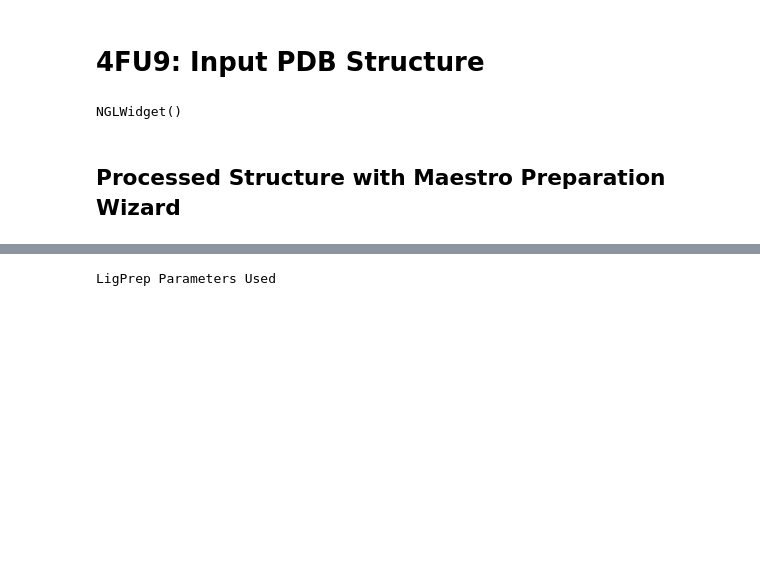
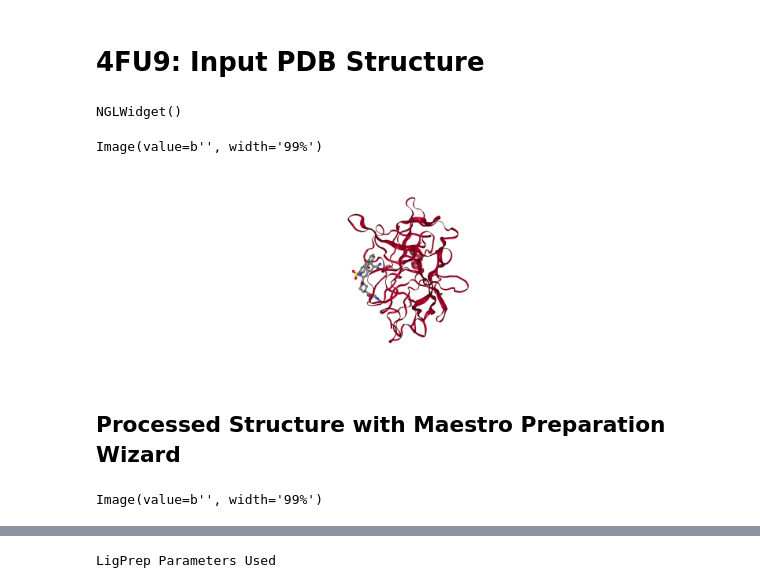
Before and after one commit to hemahecodes/PeleAI-results, a Jupyter notebook: Untitled.ipynb, the cells around one changed output, grey strips where cells are left out. Drawn from its saved outputs; the diff is of its cells as text; code cells hidden in the pictures; blank space fills up the shorter version.

```diff
--- a/Untitled.ipynb
+++ b/Untitled.ipynb
@@ -11,9 +11,17 @@ from ipywidgets import interactive, VBox
 # %% [markdown]
 # 4FU9: Input PDB Structure
 # %%
-view = nglview.show_pdbid("4fu9")
-view
+view1 = nglview.show_pdbid("4fu9")
+view1
 # %% [output]
 NGLWidget()
+# %%
+view1.render_image()
+# %% [output]
+Image(value=b'', width='99%')
+# %%
+view1._display_image()
+# %% [output]
+[figure, added]
 # %% [markdown]
 ## Processed Structure with Maestro Preparation Wizard
@@ -19,0 +31,4 @@ NGLWidget()
+# %%
+view.render_image()
+# %% [output]
+Image(value=b'', width='99%')
```
Also changed, not shown: parts of 33 cells of this notebook.
